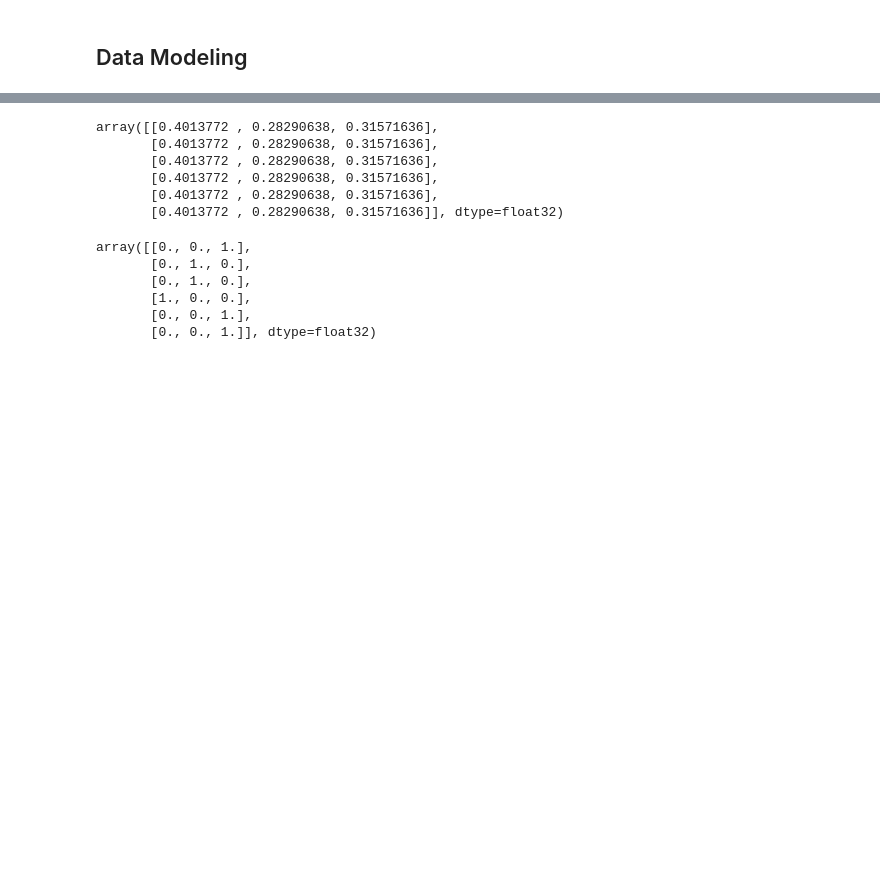
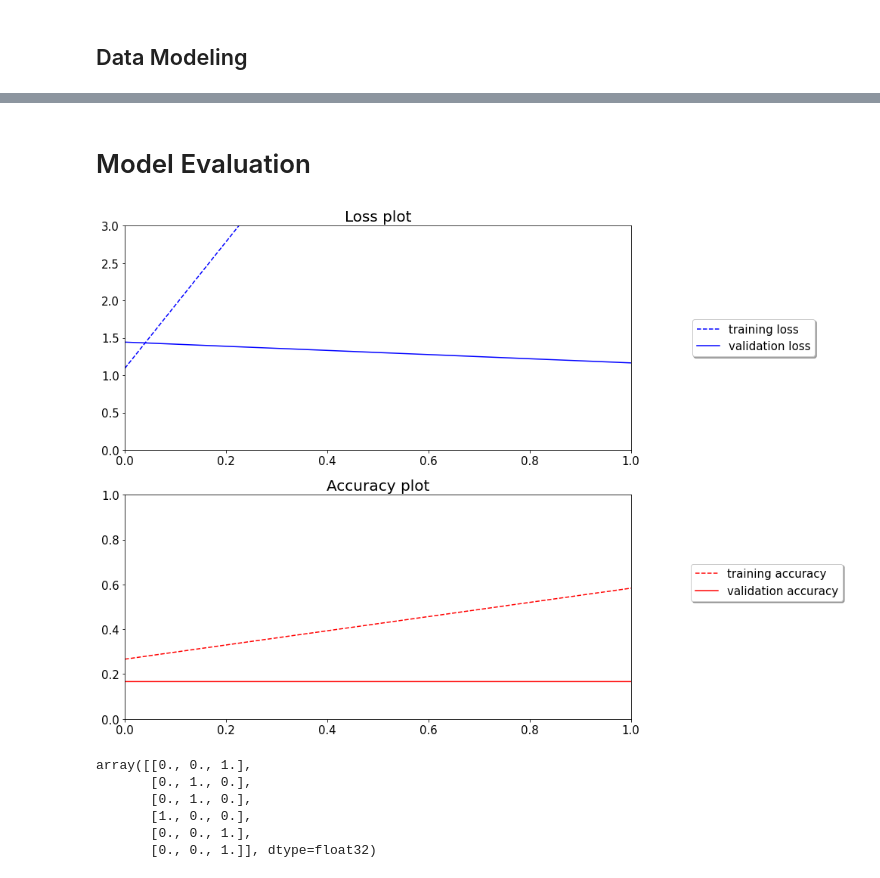
Before and after one commit to navavatpi/researchPhd, a Jupyter notebook: 2_dataModelingCNNModel.ipynb, the cells around one changed output, grey strips where cells are left out. Drawn from its saved outputs; the diff is of its cells as text; code cells hidden in the pictures; blank space fills up the shorter version.

Commit message:
plot loss & accuracy

```diff
--- a/2_dataModelingCNNModel.ipynb
+++ b/2_dataModelingCNNModel.ipynb
@@ -225,0 +276,5 @@ def modelFit(cnnModel, X_train, y_train,
+# %%
+# perform compile function
+batch_size, epochs = modelComplie(cnnModel=cnnModel, X_train=X_train, y_train=y_train,
+         X_test=X_test, y_test=y_test,
+         epochs=5, batch_size=5)
@@ -225,0 +285,8 @@ def modelFit(cnnModel, X_train, y_train,
+# %%
+history = cnnModel.fit(X_train, y_train,
+                         batch_size=batch_size,
+                         epochs = epochs,
+                         validation_data = (X_test,y_test),
+                         verbose = 1,
+                         steps_per_epoch=X_train.shape[0]//batch_size,
+                         callbacks=[constructLearningRate()])
@@ -245,13 +324,46 @@ Epoch 5/5
 y_pred = cnnModel.predict(X_test)
-# %%
-y_pred
-# %% [output]
-array([[0.4013772 , 0.28290638, 0.31571636],
-       [0.4013772 , 0.28290638, 0.31571636],
-       [0.4013772 , 0.28290638, 0.31571636],
-       [0.4013772 , 0.28290638, 0.31571636],
-       [0.4013772 , 0.28290638, 0.31571636],
-       [0.4013772 , 0.28290638, 0.31571636]], dtype=float32)
+# %% [markdown]
+# Model Evaluation
+# %%
+# Plot the loss & accuracy curves for training and validation
+# Define number of plots -> 2
+plt.figure(figsize=(12,12))
+plt.tight_layout()
+
+# set font sizes
+SMALL_SIZE = 12
+MEDIUM_SIZE = 15
+BIGGER_SIZE = 20
+
+# -------------------------------------------------------------------------------------------------------------------------------
+# Loss plot
+plt.subplot(2,1,1)
+plt.plot(history.history['loss'], '--', color='b', label="training loss")
+plt.plot(history.history['val_loss'], '-', color='b', label="validation loss")
+
+# decorating
+plt.axis([0, 1, 0, 3])
+legend = plt.legend(loc='center right', shadow=True, bbox_to_anchor=(1.375, 0.5), ncol=1,fontsize=MEDIUM_SIZE)
+plt.title('Loss plot', fontsize=BIGGER_SIZE)
+plt.tick_params(axis="x", labelsize=15)
+plt.tick_params(axis="y", labelsize=15)
+
+# -------------------------------------------------------------------------------------------------------------------------------
+# Accuracy plot
+plt.subplot(2,1,2)
+plt.plot(history.history['accuracy'], '--', color='r', label="training accuracy")
+plt.plot(history.history['val_accuracy'], '-', color='r',label="validation accuracy")
+
+# decorating
+plt.axis([0, 1, 0, 1])
+legend = plt.legend(loc='lower right', shadow=True, bbox_to_anchor=(1.43, 0.5), ncol=1, fontsize=MEDIUM_SIZE)
+plt.title('Accuracy plot', fontsize=BIGGER_SIZE)
+plt.tick_params(axis="x", labelsize=15)
+plt.tick_params(axis="y", labelsize=15)
+
+# plt.subplots_adjust(hspace=0.5)
+# %% [output]
+[figure, added]
 # %%
 y_test
 # %% [output]
```
Also changed, not shown: parts of 13 cells of this notebook.
